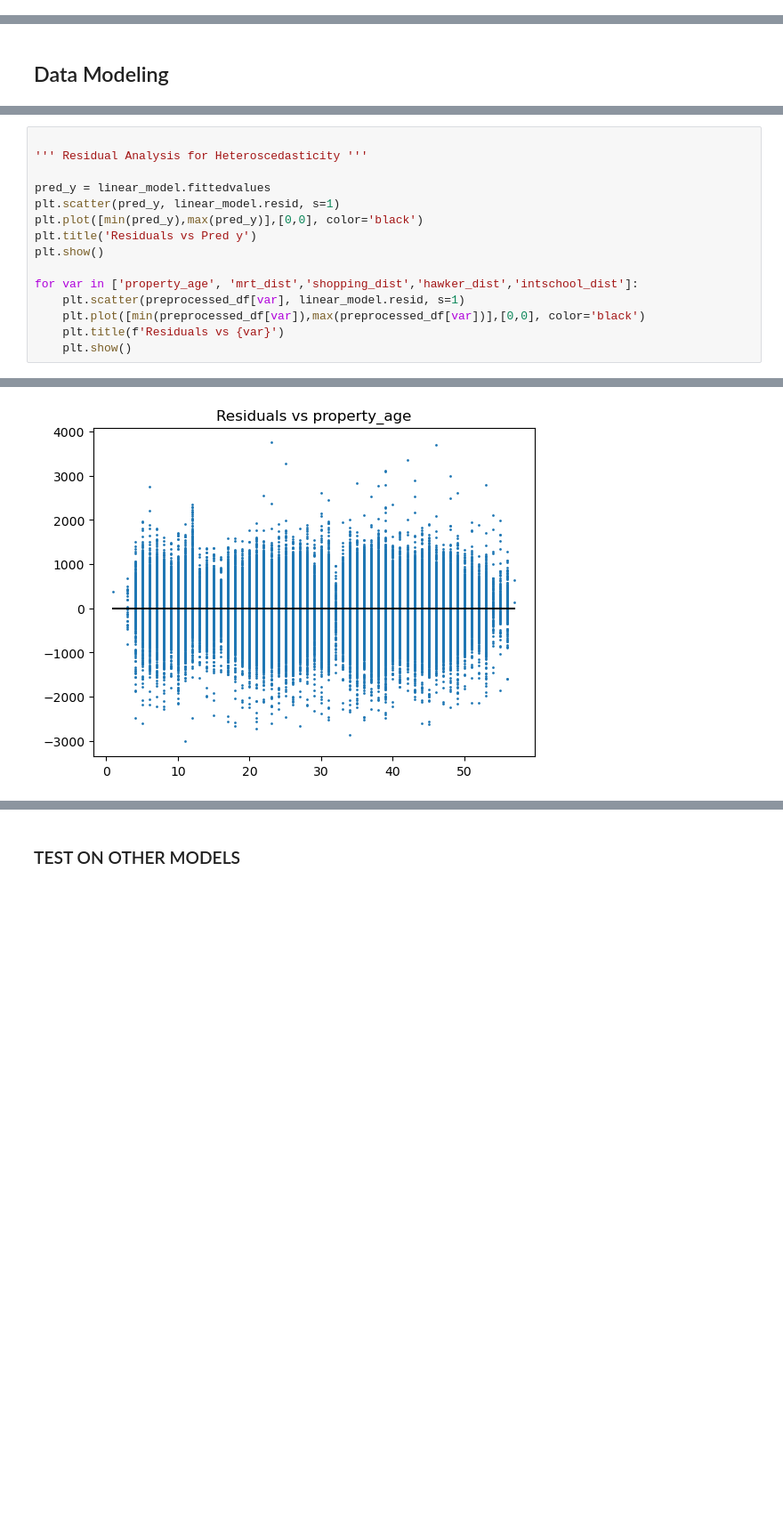
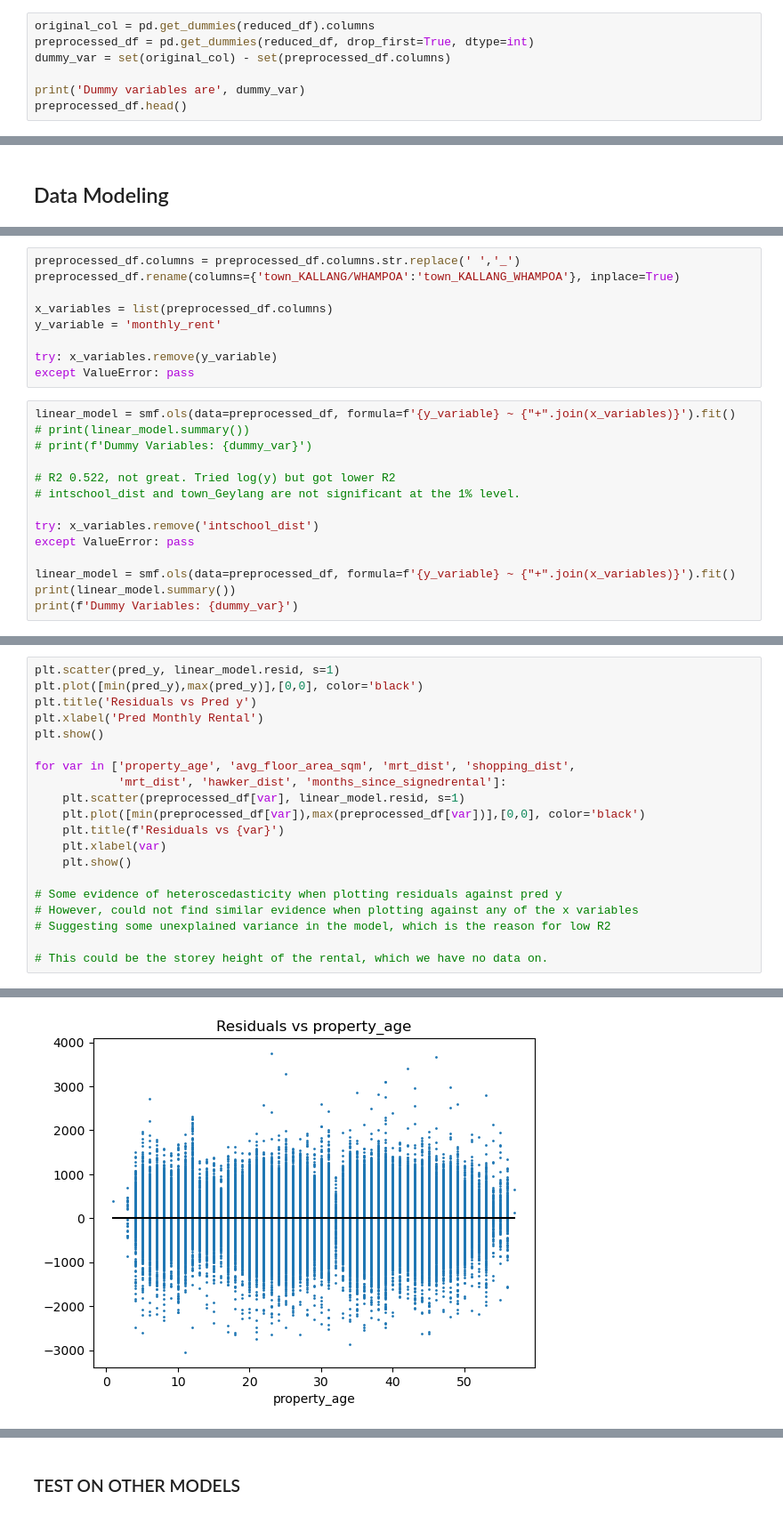
Before and after one commit to bryanlzl/hdb_resale_prediction, a Jupyter notebook: PredictionAnalysis_Rentals.ipynb, the cells around one changed output, grey strips where cells are left out. Shown at 89% size. Saved outputs shown, nothing was run; the diff lists cells and outputs as text; blank space fills up the shorter version.

Commit message:
update: rental prediction analysis
update with v2 and added models

```diff
--- a/PredictionAnalysis_Rentals.ipynb
+++ b/PredictionAnalysis_Rentals.ipynb
@@ -138,0 +166,7 @@ Index(['mrt_dist', 'shopping_dist', 'intschool_dist', 'hawker_dist'], dtype='obj
+# %%
+original_col = pd.get_dummies(reduced_df).columns
+preprocessed_df = pd.get_dummies(reduced_df, drop_first=True, dtype=int)
+dummy_var = set(original_col) - set(preprocessed_df.columns)
+
+print('Dummy variables are', dummy_var)
+preprocessed_df.head()
@@ -284,0 +190,23 @@ strong multicollinearity or other numerical problems.
+# %%
+preprocessed_df.columns = preprocessed_df.columns.str.replace(' ','_')
+preprocessed_df.rename(columns={'town_KALLANG/WHAMPOA':'town_KALLANG_WHAMPOA'}, inplace=True)
+
+x_variables = list(preprocessed_df.columns)
+y_variable = 'monthly_rent'
+
+try: x_variables.remove(y_variable)
+except ValueError: pass
+# %%
+linear_model = smf.ols(data=preprocessed_df, formula=f'{y_variable} ~ {"+".join(x_variables)}').fit()
+# print(linear_model.summary())
+# print(f'Dummy Variables: {dummy_var}')
+
+# R2 0.522, not great. Tried log(y) but got lower R2
+# intschool_dist and town_Geylang are not significant at the 1% level.
+
+try: x_variables.remove('intschool_dist')
+except ValueError: pass
+
+linear_model = smf.ols(data=preprocessed_df, formula=f'{y_variable} ~ {"+".join(x_variables)}').fit()
+print(linear_model.summary())
+print(f'Dummy Variables: {dummy_var}')
@@ -285,16 +286,21 @@ strong multicollinearity or other numerical problems.
 # %%
-
-''' Residual Analysis for Heteroscedasticity '''
-
-pred_y = linear_model.fittedvalues
 plt.scatter(pred_y, linear_model.resid, s=1)
 plt.plot([min(pred_y),max(pred_y)],[0,0], color='black')
 plt.title('Residuals vs Pred y')
+plt.xlabel('Pred Monthly Rental')
 plt.show()
 
-for var in ['property_age', 'mrt_dist','shopping_dist','hawker_dist','intschool_dist']:
+for var in ['property_age', 'avg_floor_area_sqm', 'mrt_dist', 'shopping_dist',
+            'mrt_dist', 'hawker_dist', 'months_since_signedrental']:
     plt.scatter(preprocessed_df[var], linear_model.resid, s=1)
     plt.plot([min(preprocessed_df[var]),max(preprocessed_df[var])],[0,0], color='black')
     plt.title(f'Residuals vs {var}')
+    plt.xlabel(var)
     plt.show()
+
+# Some evidence of heteroscedasticity when plotting residuals against pred y
+# However, could not find similar evidence when plotting against any of the x variables
+# Suggesting some unexplained variance in the model, which is the reason for low R2
+
+# This could be the storey height of the rental, which we have no data on.
 # %% [output]
@@ -302 +308 @@ for var in ['property_age', 'mrt_dist','shopping_dist','hawker_dist','intschool_
-[figure, old version]
+[figure, new version]
```
Also changed, not shown: parts of 69 cells of this notebook.
